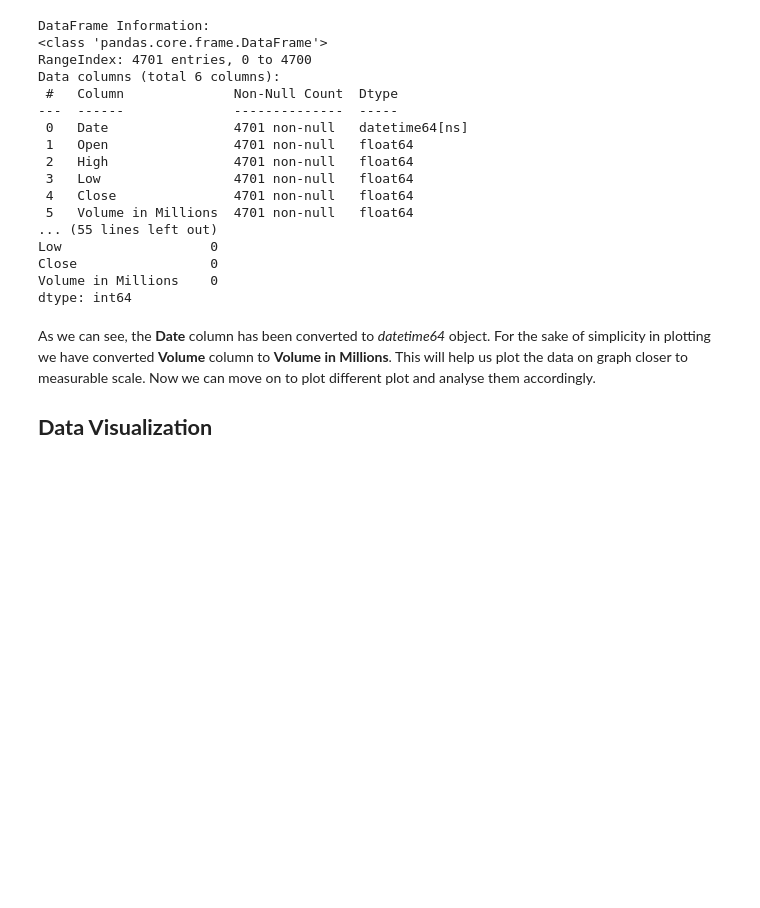
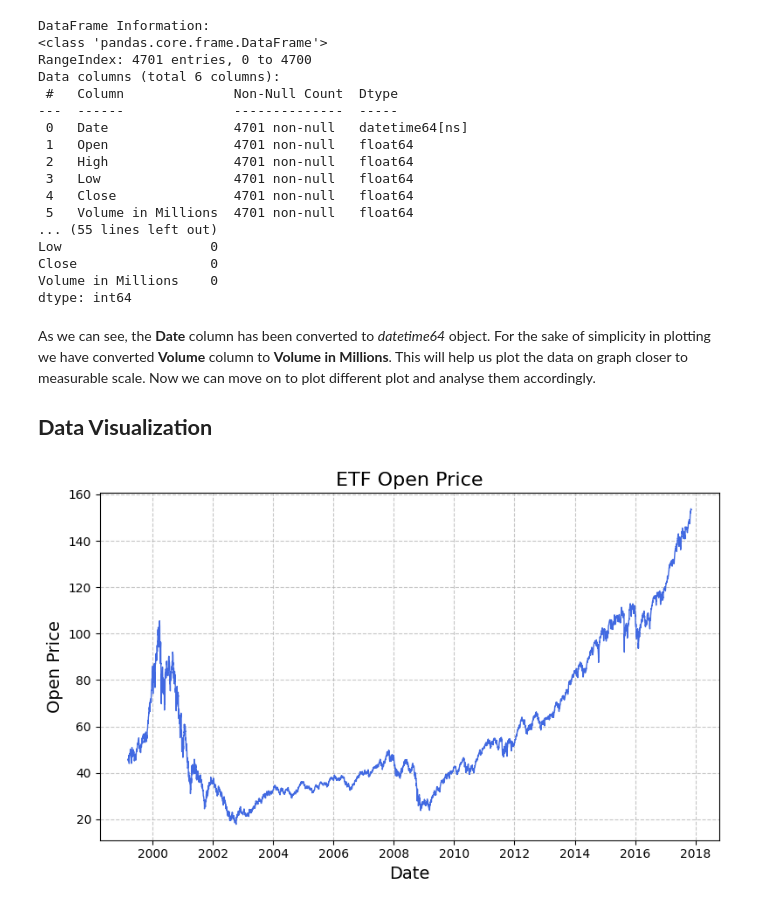
Before and after one commit to Ayush-Singh-31/Stocks-ETFs, a Jupyter notebook: ETFs.ipynb, the cells around one changed output. Saved outputs shown, nothing was run; the diff lists cells and outputs as text; code cells hidden in the pictures; blank space fills up the shorter version.

```diff
--- a/ETFs.ipynb
+++ b/ETFs.ipynb
@@ -223,3 +221,7 @@ dtype: int64
 As we can see, the **Date** column has been converted to *datetime64* object. For the sake of simplicity in plotting we have converted **Volume** column to **Volume in Millions**. This will help us plot the data on graph closer to measurable scale. Now we can move on to plot different plot and analyse them accordingly.
 
 ## **Data Visualization**
+# %%
+etf.plot_open_price()
+# %% [output]
+[figure, added]
```
Also changed, not shown: parts of 5 cells of this notebook.
